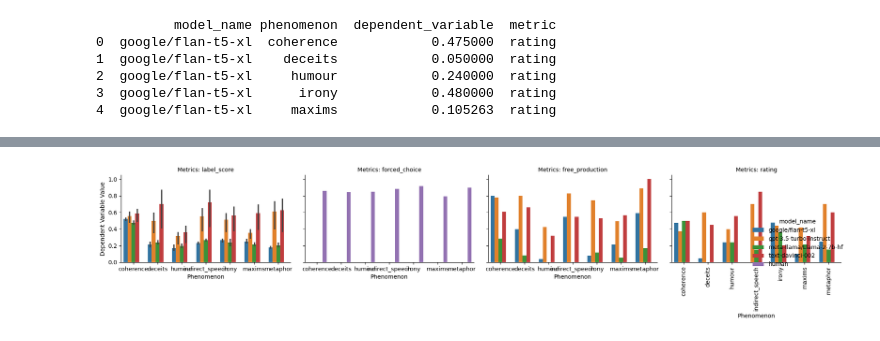
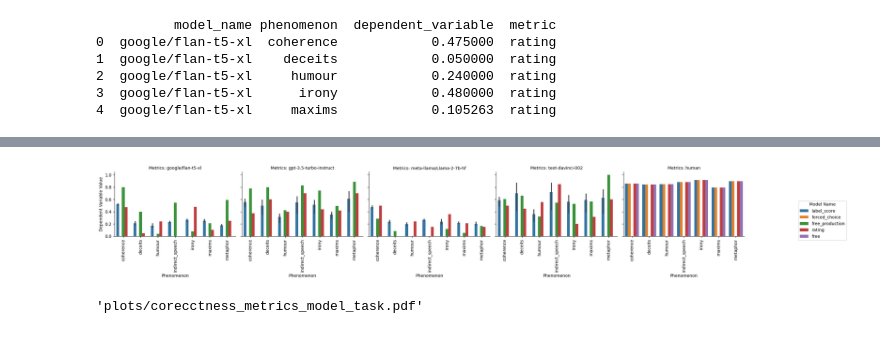
Before and after one commit to polina-tsvilodub/LLM_link, a Jupyter notebook: analysis/analysis_all_wang.ipynb, the cells around one changed output, grey strips where cells are left out. Saved outputs shown, nothing was run; the diff lists cells and outputs as text; code cells hidden in the pictures.

Commit message:
generate new plots and CSVs from rating and free

```diff
--- a/analysis/analysis_all_wang.ipynb
+++ b/analysis/analysis_all_wang.ipynb
@@ -47,6 +47,17 @@ print(df_rating.head())
 # Concat alal three dataframes
 df_all = pd.concat([df_label_scores, df_free, df_rating])
 df_all = df_all.reset_index(drop=True, inplace=False)
-df_all[df_all['model_name'] == 'human']
+df_human = df_all[df_all['model_name'] == 'human']
+
+# Define the list of metric values
+metrics = ["forced_choice", "rating", "free", "label_score"]
+
+# Duplicate df_human for each metric value and update the metric column
+dfs = [df_human.copy().assign(metric=metric) for metric in metrics]
+
+# Concatenate all the dataframes together
+df_duplicated = pd.concat(dfs, ignore_index=True)
+
+df_duplicated
 # %% [output]
 |  | model_name | phenomenon | metric | dependent_variable |
@@ -60,17 +80,41 @@ df_all[df_all['model_name'] == 'human']
+# %%
+df_all_all = pd.concat([df_all, df_duplicated])
 # %%
-g = sns.catplot(data=df_all,
+g = sns.catplot(data=df_all_all,
                 x='phenomenon',
                 y='dependent_variable',
-                hue='model_name',
-                col='metric',
+                hue='metric',
+                col='model_name',
                 kind='bar',
                 height=4,
                 aspect=1)
 
 g.set_axis_labels("Phenomenon", "Dependent Variable Value")
 g.set_titles("Metrics: {col_name}")
-plt.xticks(rotation=90)
+# Rotate x-axis labels for each subplot
+for ax in g.axes.flat:
+    for label in ax.get_xticklabels():
+        label.set_rotation(90)
+
+# Move the legend to the right outside of the plot area
+g._legend.set_bbox_to_anchor((1.15, 0.5))
+g._legend.set_frame_on(True)
+g._legend.set_title("Model Name")
+
 plt.tight_layout()
 plt.show()
 # %% [output]
-[figure, old version]
+[figure, new version]
+# %%
+# Define the path to save the plot as PDF
+save_path = "plots/corecctness_metrics_model_task.pdf"
+
+# Ensure the directory exists
+os.makedirs(os.path.dirname(save_path), exist_ok=True)
+
+# Save the plot to the specified path
+g.savefig(save_path, bbox_inches='tight')
+
+save_path
+# %% [output]
+'plots/corecctness_metrics_model_task.pdf'
```
Also changed, not shown: parts of 1 cell of this notebook, 11 other files.
